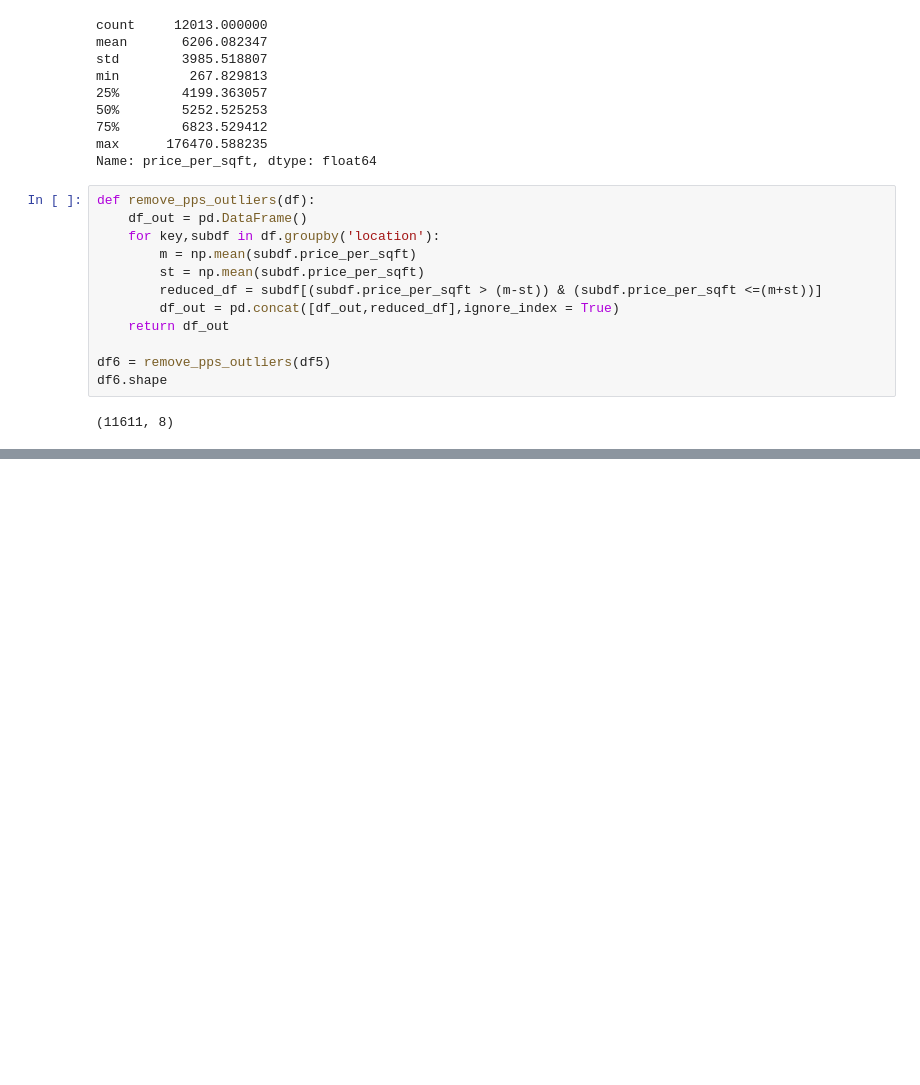
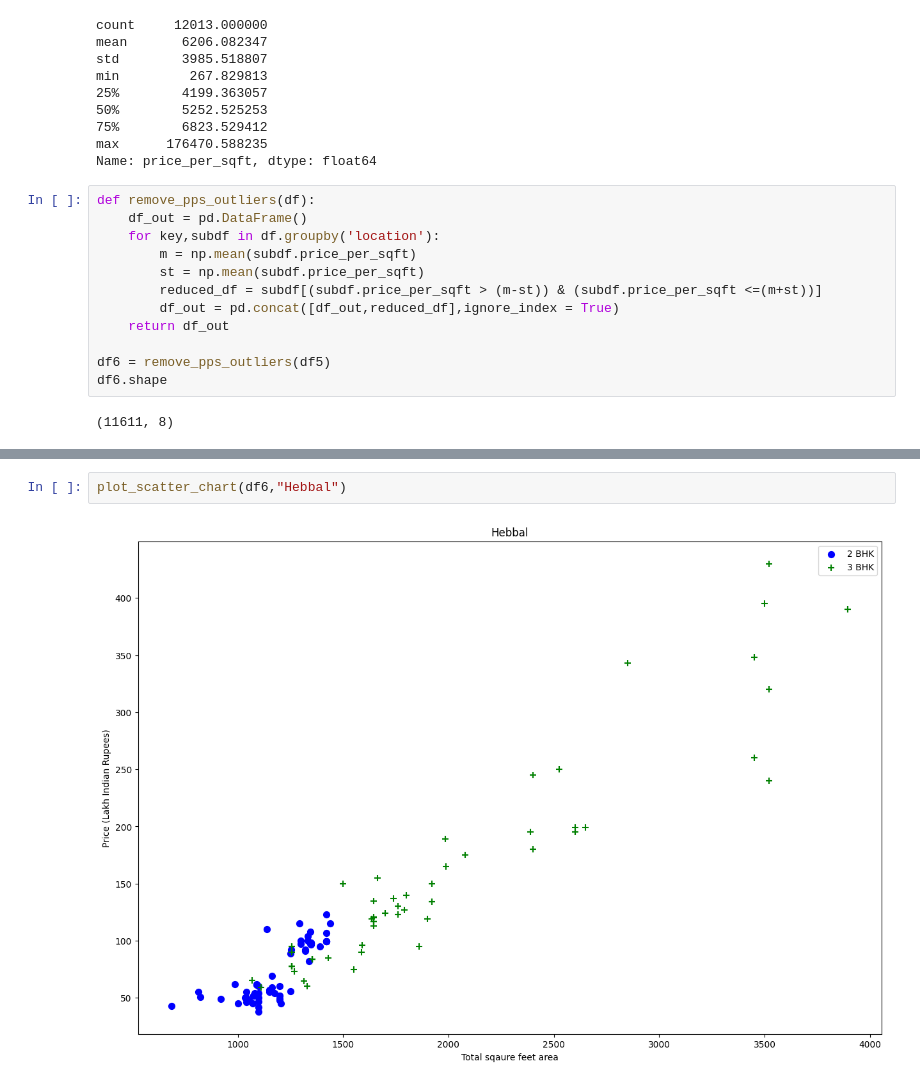
Before and after one commit to PratyushPoddar07/DS_project, a Jupyter notebook: Real Estate model/Estate.ipynb, the cells around one changed output, grey strips where cells are left out. Drawn from its saved outputs; the diff is of its cells as text; blank space fills up the shorter version.

```diff
--- a/Real Estate model/Estate.ipynb
+++ b/Real Estate model/Estate.ipynb
@@ -264,0 +280,4 @@ df6.shape
+# %%
+plot_scatter_chart(df6,"Hebbal")
+# %% [output]
+[figure, added]
```
Also changed, not shown: parts of 14 cells of this notebook.
